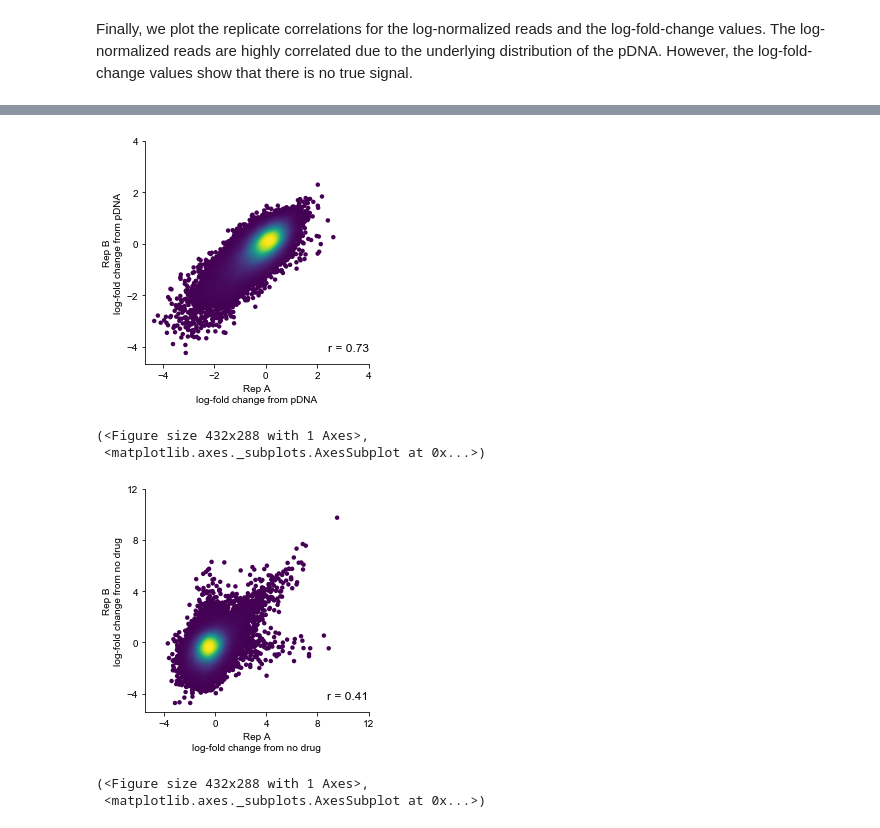
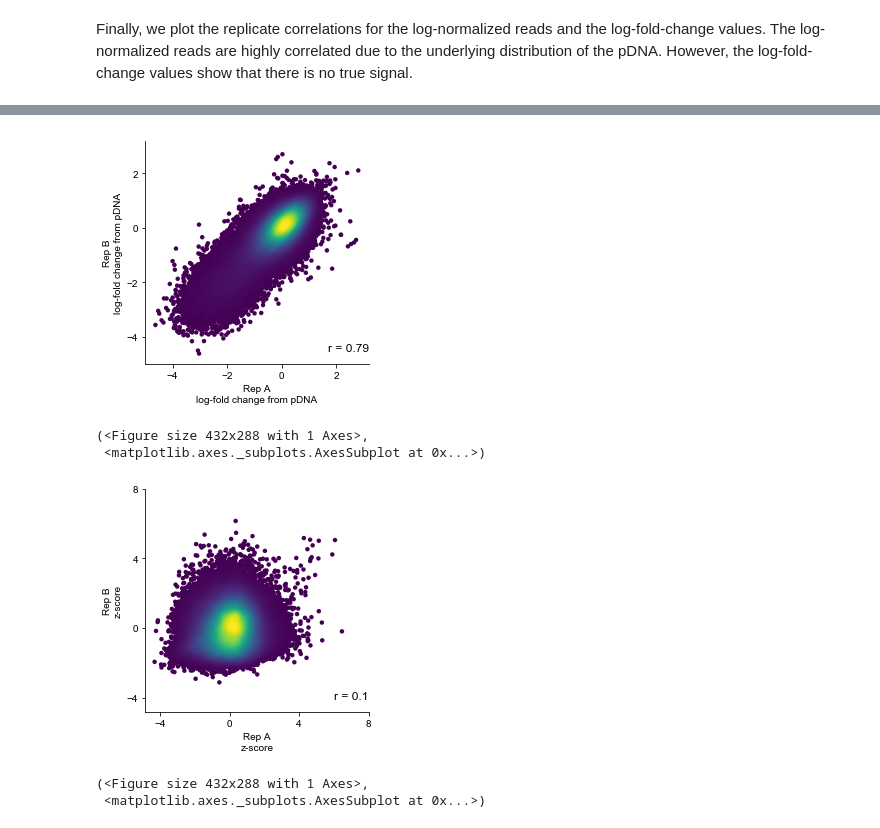
Before and after one commit to ruth-hanna/software-tools-review, a Jupyter notebook: Box2/box2-pdna.ipynb, the cells around one changed output, grey strips where cells are left out. Saved outputs shown, nothing was run; the diff lists cells and outputs as text; code cells hidden in the pictures.

```diff
--- a/Box2/box2-pdna.ipynb
+++ b/Box2/box2-pdna.ipynb
@@ -160,0 +147,4 @@ data['VemB;lfc_dropout'] = data['VemB;lognorm'] - data['NoDrugB;lognorm']
+# %%
+# The data for the positive selection screen are already log-normalized
+pos_sel_data = pd.read_csv('/Users/rhanna/software-tools/Blondel_Input.txt',sep='\t')
+pos_sel_data.head()
@@ -161,16 +158,38 @@ data['VemB;lfc_dropout'] = data['VemB;lognorm'] - data['NoDrugB;lognorm']
+# %%
+# Calculate log-fold changes from pDNA
+for col in list(data)[5:]:
+    data[str(col.split(';')[0]) + '_lfc'] = data[col] - data['pDNA;lognorm']
+
+# Calculate log-fold changes from input
+pos_sel_data['RepA_LFC'] = pos_sel_data['Round3_RepA'] - pos_sel_data['INPUT_RepA']
+pos_sel_data['RepB_LFC'] = pos_sel_data['Round3_RepB'] - pos_sel_data['INPUT_RepB']
+
+# Median center the data
+median_a = pos_sel_data['RepA_LFC'].median()
+median_b = pos_sel_data['RepB_LFC'].median()
+pos_sel_data['RepA_LFC_MC'] = pos_sel_data['RepA_LFC'].apply(lambda x: x - median_a)
+pos_sel_data['RepB_LFC_MC'] = pos_sel_data['RepB_LFC'].apply(lambda x: x - median_b)
+
+# Z-score the data
+mean_a = pos_sel_data['RepA_LFC_MC'].mean()
+mean_b = pos_sel_data['RepB_LFC_MC'].mean()
+std_a = pos_sel_data['RepA_LFC_MC'].std()
+std_b = pos_sel_data['RepB_LFC_MC'].std()
+pos_sel_data['RepA_Z-score'] = pos_sel_data['RepA_LFC_MC'].apply(lambda x: (x - mean_a) / std_a)
+pos_sel_data['RepB_Z-score'] = pos_sel_data['RepB_LFC_MC'].apply(lambda x: (x - mean_b) / std_b)
 # %%
-x=data['NoDrugA_lfc']
-y=data['NoDrugB_lfc']
-plot_fig(x=x,y=y,name='no_drug_lfc',ticks=[-4,-2,0,2,4],xlabel='Rep A\nlog-fold change from pDNA',ylabel='Rep B\nlog-fold change from pDNA')
+x=data['RepA_lfc']
+y=data['RepB_lfc']
+plot_fig(x=x,y=y,name='no_drug_lfc',ticks=[-4,-2,0,2],xlabel='Rep A\nlog-fold change from pDNA',ylabel='Rep B\nlog-fold change from pDNA')
 # %% [output]
-[figure, old version]
+[figure, new version]
 (<Figure size 432x288 with 1 Axes>,
  <matplotlib.axes._subplots.AxesSubplot at 0x...>)
 # %%
-x=data['VemA;lfc_dropout']
-y=data['VemB;lfc_dropout']
-plot_fig(x=x,y=y,name='vem_lfc',ticks=[-4,0,4,8,12],xlabel='Rep A\nlog-fold change from no drug',ylabel='Rep B\nlog-fold change from no drug')
+x=pos_sel_data['RepA_Z-score']
+y=pos_sel_data['RepB_Z-score']
+plot_fig(x=x,y=y,name='pos_sel',ticks=[-4,0,4,8],xlabel='Rep A\nz-score',ylabel='Rep B\nz-score')
 # %% [output]
-[figure, old version]
+[figure, new version]
 (<Figure size 432x288 with 1 Axes>,
  <matplotlib.axes._subplots.AxesSubplot at 0x...>)
```
Also changed, not shown: parts of 19 cells of this notebook, 2 other files.
